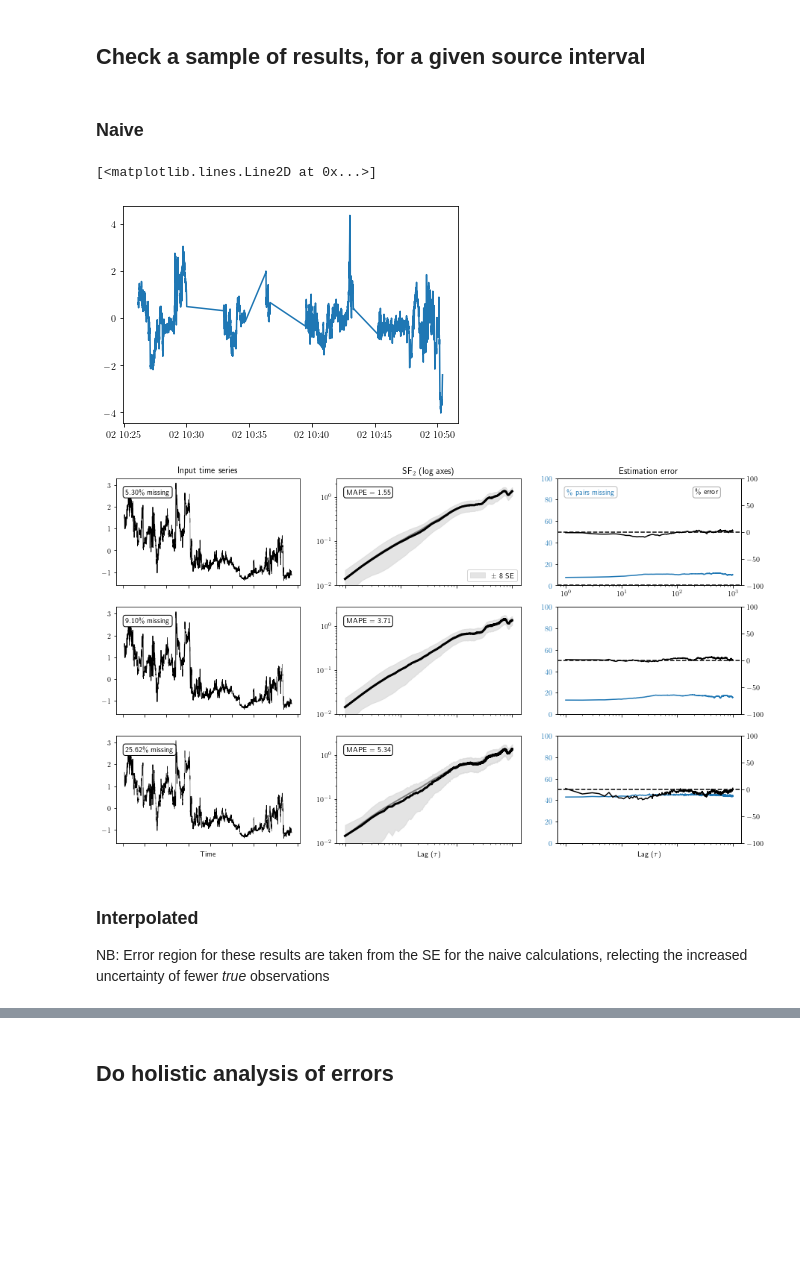
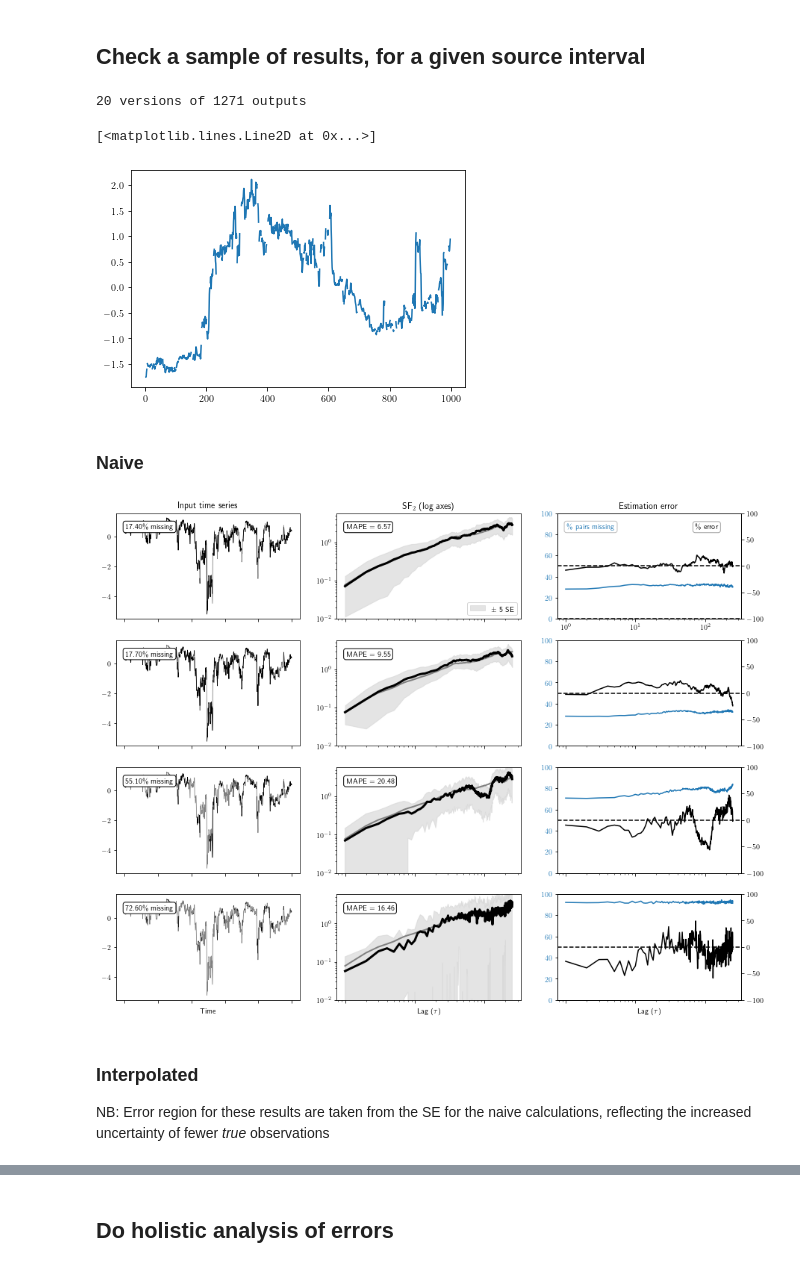
Before and after one commit to daniel-wrench/time_series_analysis, a Jupyter notebook: sf_funcs_demo.ipynb, the cells around one changed output, grey strips where cells are left out. Drawn from its saved outputs; the diff is of its cells as text; code cells hidden in the pictures; blank space fills up the shorter version.

```diff
--- a/sf_funcs_demo.ipynb
+++ b/sf_funcs_demo.ipynb
@@ -12,7 +12,11 @@ import statsmodels.api as sm
 import ts_dashboard_utils as ts
 import utils as utils  # copied directly from Reynolds project, normalize() added
 import sf_funcs as sf
+import pickle
 
-plt.rcParams.update({"font.size": 10})
+plt.rcParams.update({"font.size": 12})
+
+# Set seed for reproducibility
+np.random.seed(42)
 # %% [markdown]
 ## Load in the data
@@ -169,10 +282,15 @@ len(good_inputs_list)
+# %%
+# Subsetting for testing
+good_inputs_list = good_inputs_list[:5]
 # %%
-# Logarithmically-spaced lags?
-# vals = np.logspace(0, 3, 0.25 * len(good_inputs_list[0]))
-# lags = np.unique(vals.astype(int))
-lags = np.arange(1, 0.25 * len(good_inputs_list[0]))
+# Logarithmically-spaced lags
+# lags = np.unique(
+#     np.logspace(0, np.log10(0.25 * len(good_inputs_list[0])), 10).astype(int)
+# )
+lags = np.arange(0, 0.25 * len(good_inputs_list[0]))
+
 powers = [2]
-times_to_gap = 3
+times_to_gap = 4
 
 good_outputs_list = []
 all_bad_inputs_list = []
@@ -194,12 +312,12 @@ for i, input in enumerate(good_inputs_list):
         # Remove data (up to about 90%, may be some numerical issues with large %)
         # in both chunks and uniformly - split given by ratio_removal
         ratio_removal = np.random.uniform()
-        print("Nominal total removal: {0:.1f}%".format(total_removal * 100))
-        print("Nominal ratio: {0:.1f}%".format(ratio_removal * 100))
+        # print("Nominal total removal: {0:.1f}%".format(total_removal * 100))
+        # print("Nominal ratio: {0:.1f}%".format(ratio_removal * 100))
         prop_remove_chunks = total_removal * ratio_removal
         prop_remove_unif = total_removal * (1 - ratio_removal)
         bad_input_temp, bad_input_ind, prop_removed = ts.remove_data(
-            input, prop_remove_chunks, chunks=5
+            input, prop_remove_chunks, chunks=np.random.randint(1, 10)
         )
         bad_input, bad_input_ind, prop_removed = ts.remove_data(
             bad_input_temp, prop_remove_unif
@@ -211,11 +329,11 @@ for i, input in enumerate(good_inputs_list):
             )
         )
 
-        bad_inputs_list.append(bad_input)
+        bad_inputs_list.append(bad_input.values)
 
         # Linearly interpolate the missing data
         interp_input = bad_input.interpolate(method="linear")
-        interp_inputs_list.append(interp_input)
+        interp_inputs_list.append(interp_input.values)
 
         bad_output = sf.compute_sf(pd.DataFrame(bad_input), lags, powers)
         bad_output["error"] = bad_output["sosf"] - good_output["sosf"]
@@ -241,5 +359,8 @@ for i, input in enumerate(good_inputs_list):
     all_bad_outputs_list.append(bad_outputs_list)
     all_interp_inputs_list.append(interp_inputs_list)
     all_interp_outputs_list.append(interp_outputs_list)
+
+# converting from pd.Series to list of np.arrays to save space
+all_good_inputs_list = [interval.values for interval in good_inputs_list]
 # %% [output]
 Processing input 0
@@ -272,2 +433,13 @@ Nominal ratio: 1.1%`
+# %%
+print(
+    f"{len(all_interp_outputs_list[0])} versions of {len(all_interp_outputs_list)} outputs"
+)
+# %% [output]
+20 versions of 1271 outputs
+# %%
+plt.plot(all_bad_inputs_list[8][5])
+# %% [output]
+[<matplotlib.lines.Line2D at 0x...>]
+[figure, added]
 # %% [markdown]
 ### Naive
@@ -290,29 +446,24 @@ with open("data/processed/list_of_list_of_dfs.pkl", "rb") as f:
-# %%
-plt.plot(all_interp_inputs_list[5][0])
-# %% [output]
-[<matplotlib.lines.Line2D at 0x...>]
-[figure, removed]
 # %%
 # Check results, for a given clean input
 
-input_ind = 10
-n = 3
+input_ind = 30
+n = 4
 
 sf.plot_sample(
     good_inputs_list,
     good_outputs_list,
     all_bad_inputs_list,
     all_bad_outputs_list,
     "C0",
     input_ind,
-    3,
+    n,
     False,
 )
 # %% [output]
-[figure, old version]
+[figure, new version]
 # %% [markdown]
 ### Interpolated
-NB: Error region for these results are taken from the SE for the naive calculations, relecting the increased uncertainty of fewer *true* observations
+NB: Error region for these results are taken from the SE for the naive calculations, reflecting the increased uncertainty of fewer *true* observations
 # %%
 sf.plot_sample(
     good_inputs_list,
```
Also changed, not shown: parts of 49 cells of this notebook.
